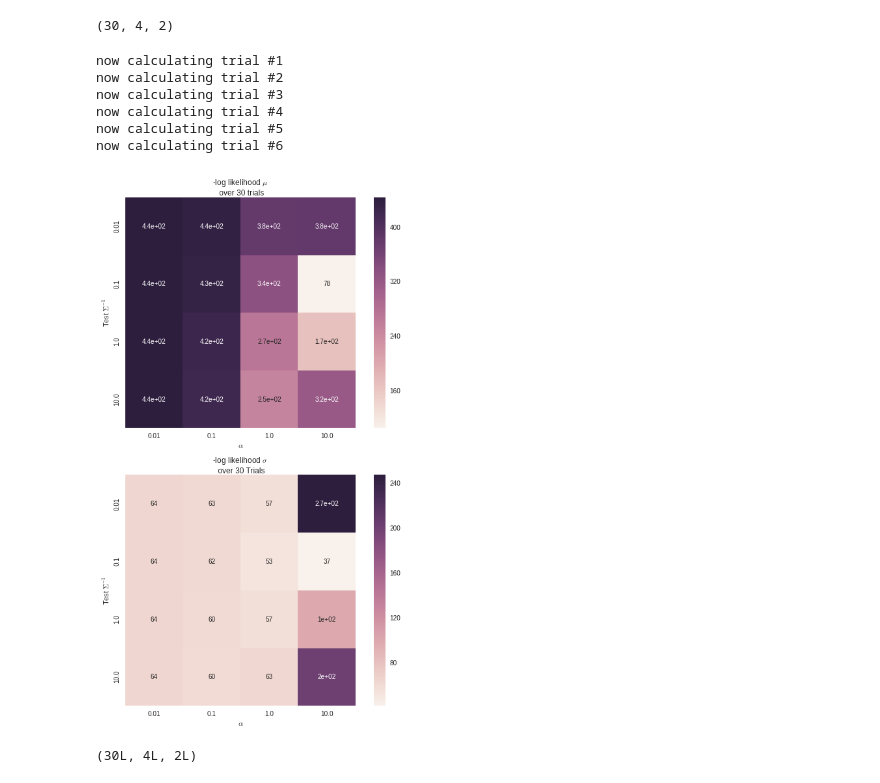
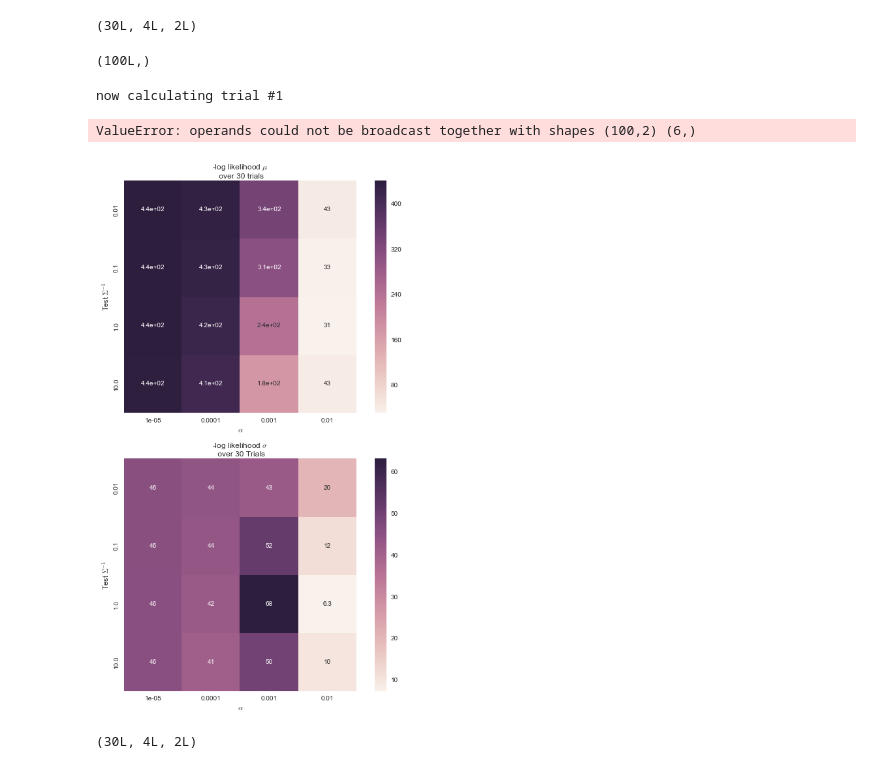
Before and after one commit to DesignInformaticsLab/EcoRacer2016, a Jupyter notebook: simulation_study/plot.ipynb, the cells around one changed output. Saved outputs shown, nothing was run; the diff lists cells and outputs as text; code cells hidden in the pictures.

Commit message:
added rosenbrock 6dim 0.01-sig results...not good.

```diff
--- a/simulation_study/plot.ipynb
+++ b/simulation_study/plot.ipynb
@@ -14,37 +14,64 @@ with open(file_address, 'r') as f:
     dat = pickle.load(f)
 # %%
 solution = np.array(dat['solution'])
-solution.shape
+print solution.shape
+solution[0,0,1].shape
 # %% [output]
-(30, 4, 2)
+(30L, 4L, 2L)
+(100L,)
 # %%
+
 ### DO NOT RUN UNLESS YOU HAVE A LONG TIME TO WAIT!
+
+
 from estimate_sigma import CovarianceEstimate
-all_001_trials_branin = np.zeros((30,4,4))
+all_001_trials_rosen6 = np.zeros((30,4,4))
 
 num_ini_guess = 5
-bounds = np.array([[-5, 10], [0, 15]])
+bounds = np.array([[-5, 5], [-5, 5], [-5, 5],
+                   [-5, 5], [-5, 5], [-5, 5]])  # for rosenbrock-6dim
+# bounds = np.array([[-3,3],[-3,3]])
+# bounds = np.array([[-5, 10], [0, 15]])
+# for sig_no in enumerate([0.01,0.1,1.0,10.]):
 
-for trial in range(30):
+for trial in range(2):
     print 'now calculating trial #'+str(trial+1)
     solution_X = solution[trial,0,0] # test sigma = 0.1
     solution_y = solution[trial,0,1]
 
     ce = CovarianceEstimate(solution_X, solution_y, bounds, num_ini_guess)
     sig_scale = np.array([0.01, 0.1, 1., 10.])
-    alpha_set = np.array([0.01, 0.1, 1., 10.])
+#     alpha_set = np.array([0.01, 0.1, 1., 10.])
+    alpha_set = np.array([1e-5, 1e-4, 1e-3, 1e-2])
     grid_result = np.zeros((sig_scale.shape[0], alpha_set.shape[0]))
     for i, s in enumerate(sig_scale):
-        sig_inv = np.ones(2)*s
+        sig_inv = np.ones(6)*s
         for j, alpha in enumerate(alpha_set):
     #         print j
             grid_result[i,j] = ce.model.obj(sig_inv, alpha)
-    all_001_trials_branin[trial,:,:] = grid_result[:]
+    all_001_trials_rosen6[trial,:,:] = grid_result[:]
     time.sleep(10)
+
+
+data = all_001_trials_rosen6
+
+# Write the array to disk
+with file('all_001_trials_rosen6.txt', 'w') as outfile:
+    # I'm writing a header here just for the sake of readability
+    # Any line starting with "#" will be ignored by numpy.loadtxt
+    outfile.write('# 0.01 sig - Array shape (trial/sig/alpha): {0}\n'.format(data.shape))
+
+    # Iterating through a ndimensional array produces slices along
+    # the last axis. This is equivalent to data[i,:,:] in this case
+    for data_slice in data:
+
+        # The formatting string indicates that I'm writing out
+        # the values in left-justified columns 7 characters in width
+        # with 2 decimal places.
+        np.savetxt(outfile, data_slice, fmt='%.4e')
+
+        # Writing out a break to indicate different slices...
+        outfile.write('# New trial\n')
 # %% [output]
 now calculating trial #1
-now calculating trial #2
-now calculating trial #3
-now calculating trial #4
-now calculating trial #5
-now calculating trial #6
+ValueError: operands could not be broadcast together with shapes (100,2) (6,)
@@ -71,28 +78,29 @@ with file('all_001_trials_branin.txt', 'w') as outfile:
 # %%
 sig_scale = np.array([0.01, 0.1, 1., 10.])
-alpha_set = np.array([0.01, 0.1, 1., 10., 100.])
-all_01_trials_branin = np.loadtxt('all_01_trials_branin.txt').reshape((30,4,4))
+# alpha_set = np.array([0.01, 0.1, 1., 10.])
+alpha_set = np.array([1e-5, 1e-4, 1e-3, 1e-2])
+all_001_trials_rosen6 = np.loadtxt('all_001_trials_rosen6.txt').reshape((30,4,4))
 # %%
 f, ax = plt.subplots(nrows=2, figsize=(8,12))
-sns.heatmap(-all_01_trials_branin.mean(axis=0),
+sns.heatmap(-all_001_trials_rosen6.mean(axis=0),
             xticklabels=alpha_set, yticklabels=sig_scale,
            robust=True, annot=True, ax=ax[0], square=True)
 ax[0].set_xlabel(r'$\alpha$')
 ax[0].set_ylabel(r'Test $\Sigma^{-1}$')
 ax[0].set_title('-log likelihood $\mu$ \n over 30 trials')
 
-sns.heatmap(all_01_trials_branin.std(axis=0),
+sns.heatmap(all_001_trials_rosen6.std(axis=0),
             xticklabels=alpha_set, yticklabels=sig_scale,
            robust=True, annot=True, ax=ax[1], square=True)
 ax[1].set_xlabel(r'$\alpha$')
 ax[1].set_ylabel(r'Test $\Sigma^{-1}$')
 ax[1].set_title('-log likelihood $\sigma$ \n over 30 Trials')
 plt.tight_layout()
 # cbar_ax = f.axes[-1]
 # cbar_ax.set_ylabel('-log likelihood')
 # plt.show()
 # %% [output]
-[figure, old version]
+[figure, new version]
 # %%
 solution.shape
 # %% [output]
```
Also changed, not shown: parts of 2 cells of this notebook, 23 other files.
